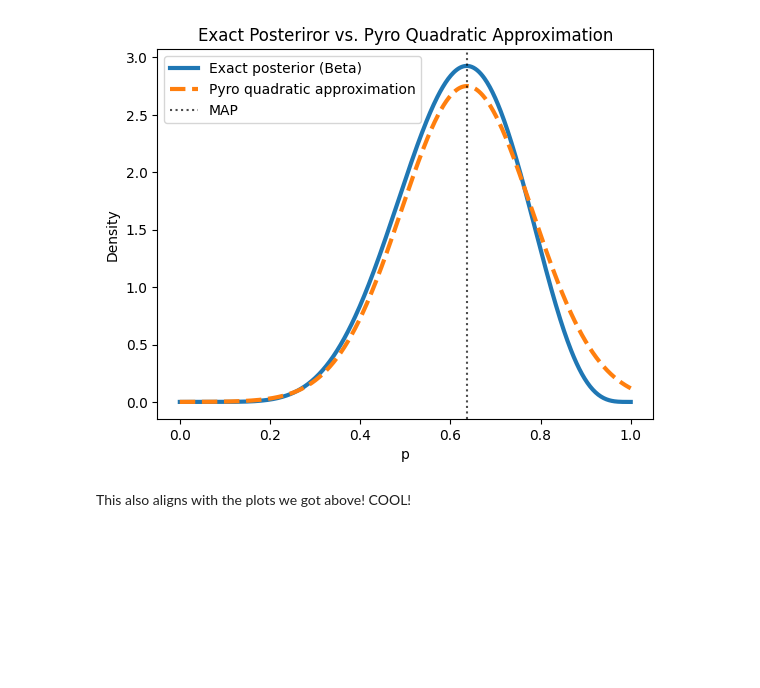
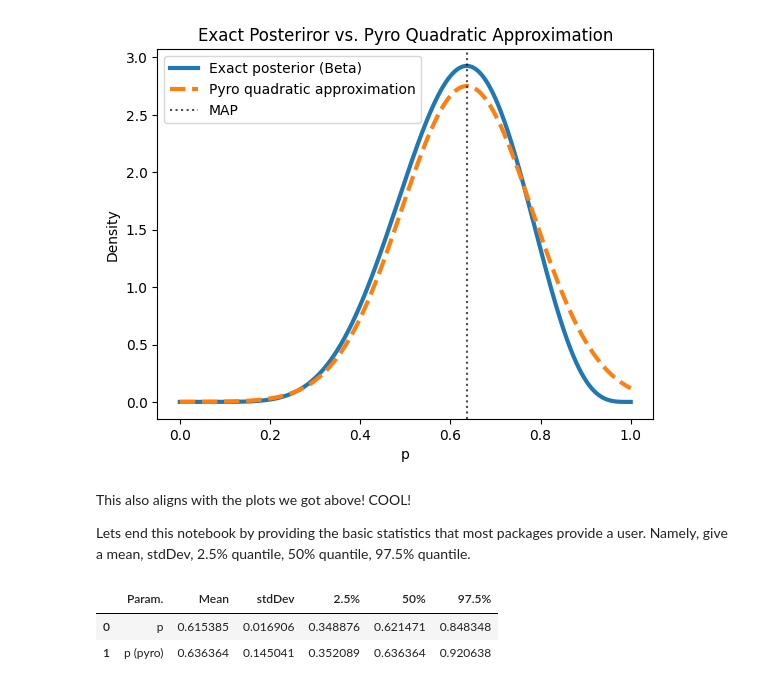
Before and after one commit to AndrewRambidis/Practical-Practice, a Jupyter notebook: statRethinking/notebooks/ch2Work.ipynb, the cells around one changed output. Saved outputs shown, nothing was run; the diff lists cells and outputs as text; code cells hidden in the pictures; blank space fills up the shorter version.

Commit message:
Updated summary statistics for ch2 notebook

```diff
--- a/statRethinking/notebooks/ch2Work.ipynb
+++ b/statRethinking/notebooks/ch2Work.ipynb
@@ -351,3 +351,34 @@ plt.show()
 [figure]
 # %% [markdown]
 This also aligns with the plots we got above! COOL!
+
+Lets end this notebook by providing the basic statistics that most packages
+provide a user. Namely, give a mean, stdDev, 2.5% quantile, 50% quantile, 97.5% quantile.
+# %%
+import pandas as pd
+
+# Summary statistics for exact posterior
+a_post = a + s
+b_post = b + f
+mean_exact = (a_post) / (a_post + b_post)
+std_exact = (a_post) * (b_post) / ( (a_post + b_post)**2 * (a_post + b_post +1) )
+quantiles_exact = beta.ppf([0.025, 0.5, 0.975], a_post, b_post)
+quantiles_pyro = norm.ppf([0.025, 0.5, 0.975], loc=pyro_mean, scale=pyro_std)
+
+
+summary_stats = pd.DataFrame(
+    {
+        "Param." : ['p', 'p (pyro)'],
+        "Mean" : [mean_exact, pyro_mean],
+        "stdDev" : [std_exact, pyro_std],
+        "2.5%" : [quantiles_exact[0], quantiles_pyro[0]],
+        "50%" : [quantiles_exact[1], quantiles_pyro[1]],
+        "97.5%" : [quantiles_exact[2], quantiles_pyro[2]]
+    }
+)
+
+summary_stats
+# %% [output]
+|  | Param. | Mean | stdDev | 2.5% | 50% | 97.5% |
+| 0 | p | 0.615385 | 0.016906 | 0.348876 | 0.621471 | 0.848348 |
+| 1 | p (pyro) | 0.636364 | 0.145041 | 0.352089 | 0.636364 | 0.920638 |
```
